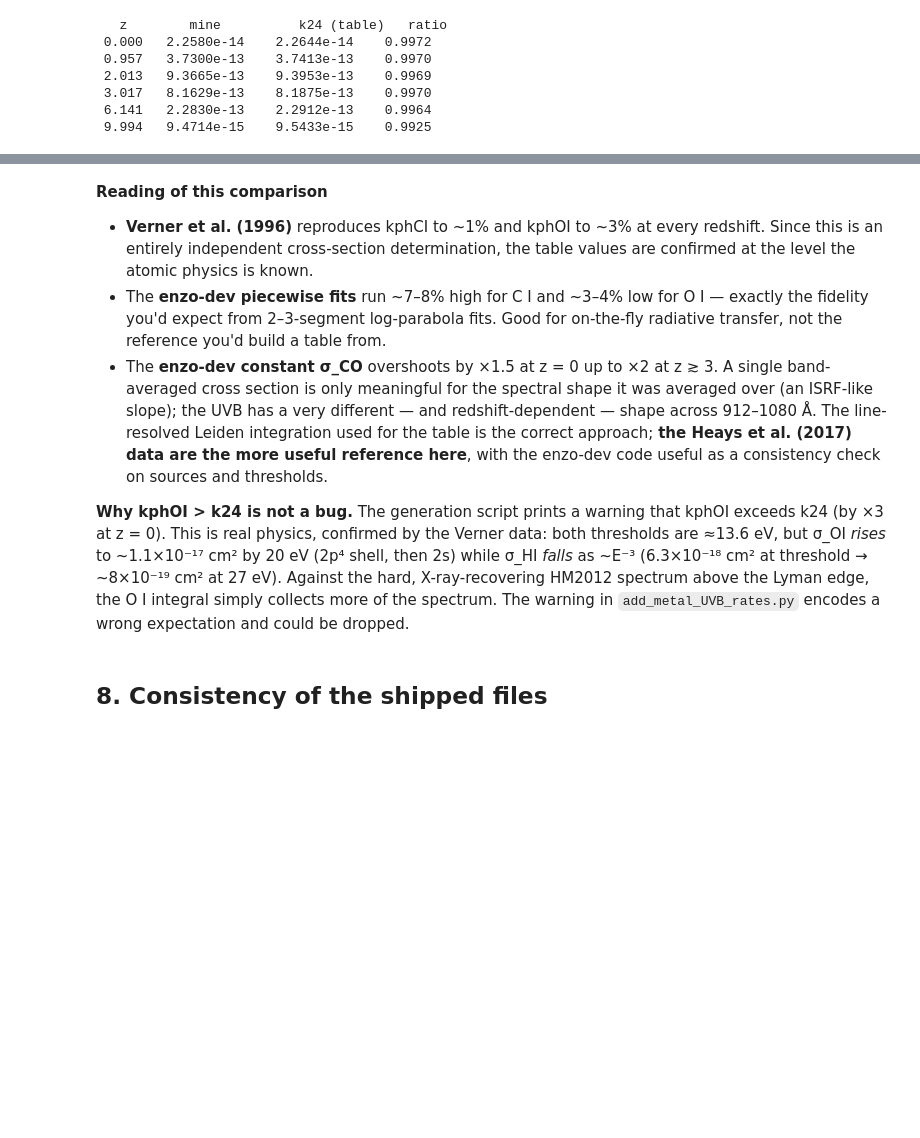
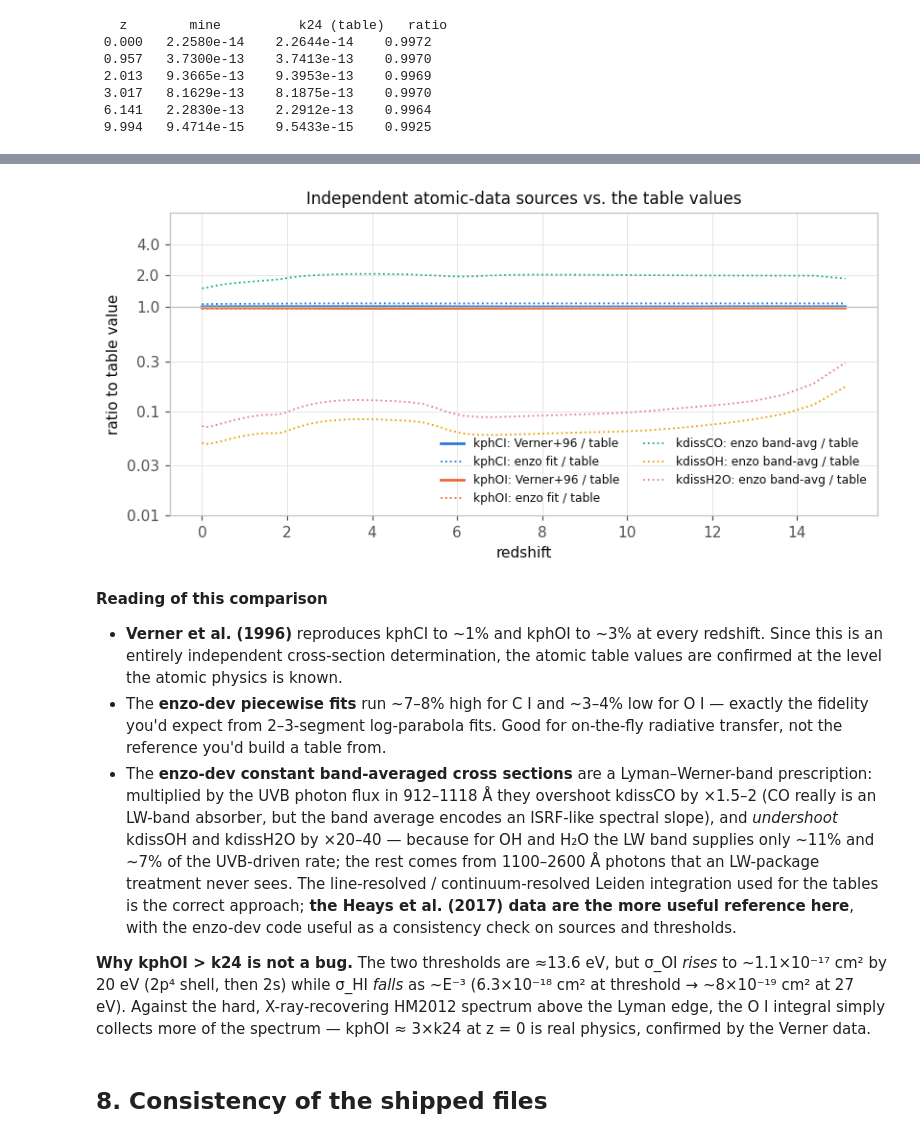
Before and after one commit to aqua-hl/gracklenewchem, a Jupyter notebook: scripts/verify_metal_UVB_rates.ipynb, the cells around one changed output, grey strips where cells are left out. Cells and saved outputs as stored; diff of their text form; code cells hidden in the pictures; blank space fills up the shorter version.

```diff
--- a/scripts/verify_metal_UVB_rates.ipynb
+++ b/scripts/verify_metal_UVB_rates.ipynb
@@ -505,26 +584,47 @@ plt.tight_layout(); plt.show()
+# %%
+fig, ax = plt.subplots(figsize=(7.6, 3.8))
+for name in ("kphCI", "kphOI"):
+    ax.plot(z_tab, alt[name]["Verner+96"] / tab[name], color=COLORS[name], lw=1.8,
+            label=name + ": Verner+96 / table")
+    ax.plot(z_tab, alt[name]["enzo fit"] / tab[name], color=COLORS[name], lw=1.2,
+            ls=":", label=name + ": enzo fit / table")
+for name in ("kdissCO", "kdissOH", "kdissH2O"):
+    ax.plot(z_tab, alt[name]["enzo band-avg"] / tab[name], color=COLORS[name],
+            lw=1.2, ls=":", label=name + ": enzo band-avg / table")
+ax.axhline(1.0, color="#c3c2b7", lw=0.9)
+ax.set(xlabel="redshift", ylabel="ratio to table value", yscale="log",
+       ylim=(0.01, 8.0), title="Independent atomic-data sources vs. the table values")
+ax.set_yticks([0.01, 0.03, 0.1, 0.3, 1.0, 2.0, 4.0],
+              labels=["0.01", "0.03", "0.1", "0.3", "1.0", "2.0", "4.0"])
+ax.minorticks_off()
+ax.legend(loc="lower right", ncols=2, fontsize=8)
+plt.tight_layout(); plt.show()
+# %% [output]
+[figure, added]
 # %% [markdown]
 **Reading of this comparison**
 
 - **Verner et al. (1996)** reproduces kphCI to ~1% and kphOI to ~3% at every redshift. Since
-  this is an entirely independent cross-section determination, the table values are
+  this is an entirely independent cross-section determination, the atomic table values are
   confirmed at the level the atomic physics is known.
 - The **enzo-dev piecewise fits** run ~7–8% high for C I and ~3–4% low for O I — exactly the
   fidelity you'd expect from 2–3-segment log-parabola fits. Good for on-the-fly radiative
   transfer, not the reference you'd build a table from.
-- The **enzo-dev constant σ_CO** overshoots by ×1.5 at z = 0 up to ×2 at z ≳ 3. A single
-  band-averaged cross section is only meaningful for the spectral shape it was averaged
-  over (an ISRF-like slope); the UVB has a very different — and redshift-dependent — shape
-  across 912–1080 Å. The line-resolved Leiden integration used for the table is the correct
-  approach; **the Heays et al. (2017) data are the more useful reference here**, with the
-  enzo-dev code useful as a consistency check on sources and thresholds.
+- The **enzo-dev constant band-averaged cross sections** are a Lyman–Werner-band
+  prescription: multiplied by the UVB photon flux in 912–1118 Å they overshoot kdissCO by
+  ×1.5–2 (CO really is an LW-band absorber, but the band average encodes an ISRF-like
+  spectral slope), and *undershoot* kdissOH and kdissH2O by ×20–40 — because for OH and
+  H₂O the LW band supplies only ~11% and ~7% of the UVB-driven rate; the rest comes from
+  1100–2600 Å photons that an LW-package treatment never sees. The line-resolved /
+  continuum-resolved Leiden integration used for the tables is the correct approach;
+  **the Heays et al. (2017) data are the more useful reference here**, with the enzo-dev
+  code useful as a consistency check on sources and thresholds.
 
-**Why kphOI > k24 is not a bug.** The generation script prints a warning that kphOI
-exceeds k24 (by ×3 at z = 0). This is real physics, confirmed by the Verner data: both
-thresholds are ≈13.6 eV, but σ_OI *rises* to ~1.1×10⁻¹⁷ cm² by 20 eV (2p⁴ shell, then 2s)
-while σ_HI *falls* as ~E⁻³ (6.3×10⁻¹⁸ cm² at threshold → ~8×10⁻¹⁹ cm² at 27 eV). Against
-the hard, X-ray-recovering HM2012 spectrum above the Lyman edge, the O I integral simply
-collects more of the spectrum. The warning in `add_metal_UVB_rates.py` encodes a wrong
-expectation and could be dropped.
+**Why kphOI > k24 is not a bug.** The two thresholds are ≈13.6 eV, but
+σ_OI *rises* to ~1.1×10⁻¹⁷ cm² by 20 eV (2p⁴ shell, then 2s) while σ_HI *falls* as ~E⁻³
+(6.3×10⁻¹⁸ cm² at threshold → ~8×10⁻¹⁹ cm² at 27 eV). Against the hard, X-ray-recovering
+HM2012 spectrum above the Lyman edge, the O I integral simply collects more of the
+spectrum — kphOI ≈ 3×k24 at z = 0 is real physics, confirmed by the Verner data.
 # %% [markdown]
 ## 8. Consistency of the shipped files
 # %%
```
Also changed, not shown: parts of 21 cells of this notebook, 14 other files.
